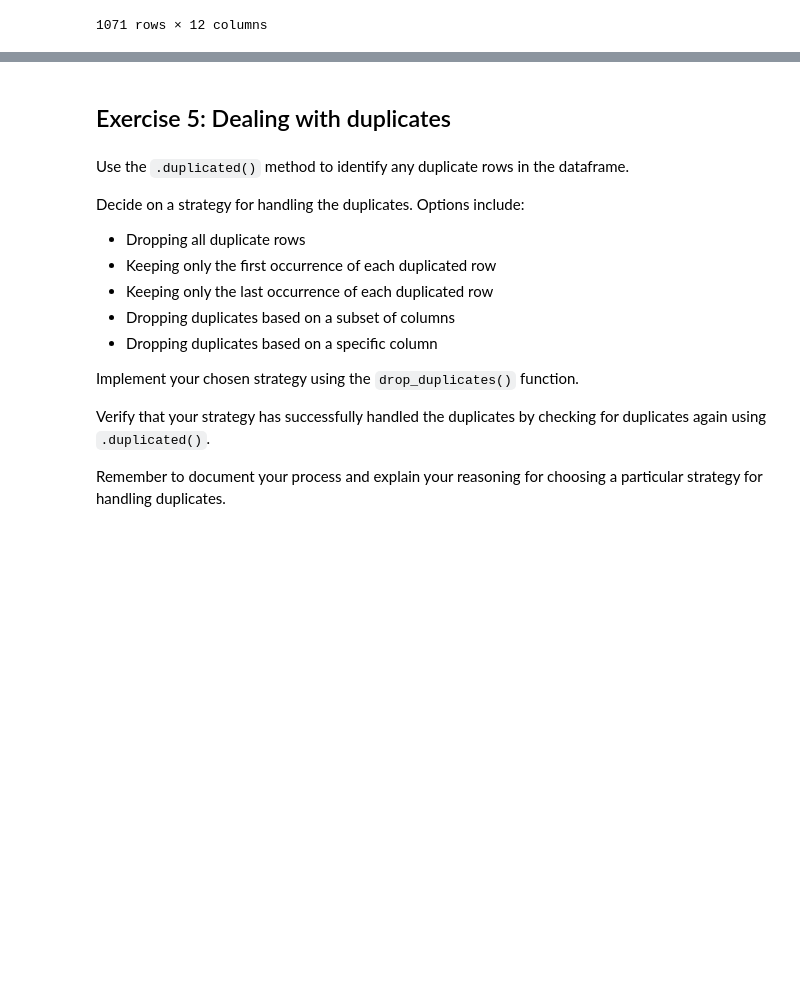
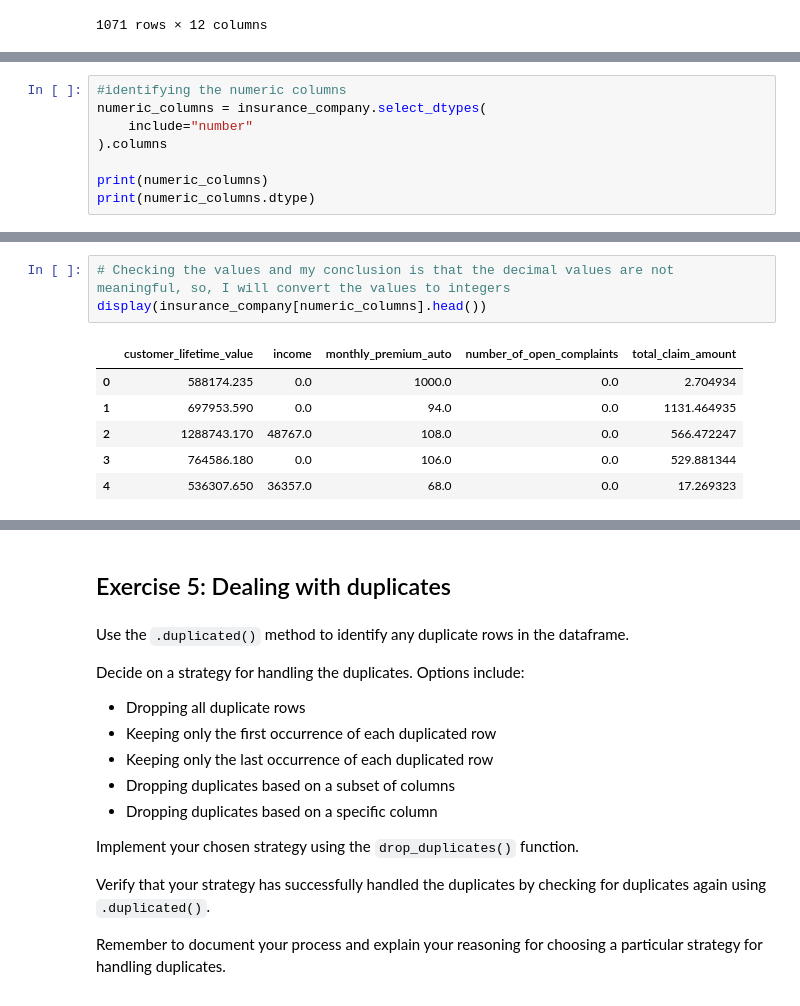
Before and after one commit to sandraicgoncalves-cyber/lab-dw-data-cleaning-and-formatting, a Jupyter notebook: lab-dw-data-cleaning-and-formatting.ipynb, the cells around one changed output, grey strips where cells are left out. Drawn from its saved outputs; the diff is of its cells as text; blank space fills up the shorter version.

```diff
--- a/lab-dw-data-cleaning-and-formatting.ipynb
+++ b/lab-dw-data-cleaning-and-formatting.ipynb
@@ -397,0 +533,8 @@ display(insurance_company)
+# %%
+#identifying the numeric columns
+numeric_columns = insurance_company.select_dtypes(
+    include="number"
+).columns
+
+print(numeric_columns)
+print(numeric_columns.dtype)
@@ -397,0 +555,10 @@ display(insurance_company)
+# %%
+# Checking the values and my conclusion is that the decimal values are not meaningful, so, I will convert the values to integers
+display(insurance_company[numeric_columns].head())
+# %% [output]
+|  | customer_lifetime_value | income | monthly_premium_auto | number_of_open_complaints | total_claim_amount |
+| 0 | 588174.235 | 0.0 | 1000.0 | 0.0 | 2.704934 |
+| 1 | 697953.590 | 0.0 | 94.0 | 0.0 | 1131.464935 |
+| 2 | 1288743.170 | 48767.0 | 108.0 | 0.0 | 566.472247 |
+| 3 | 764586.180 | 0.0 | 106.0 | 0.0 | 529.881344 |
+| 4 | 536307.650 | 36357.0 | 68.0 | 0.0 | 17.269323 |
```
Also changed, not shown: parts of 27 cells of this notebook, 2 other files.
